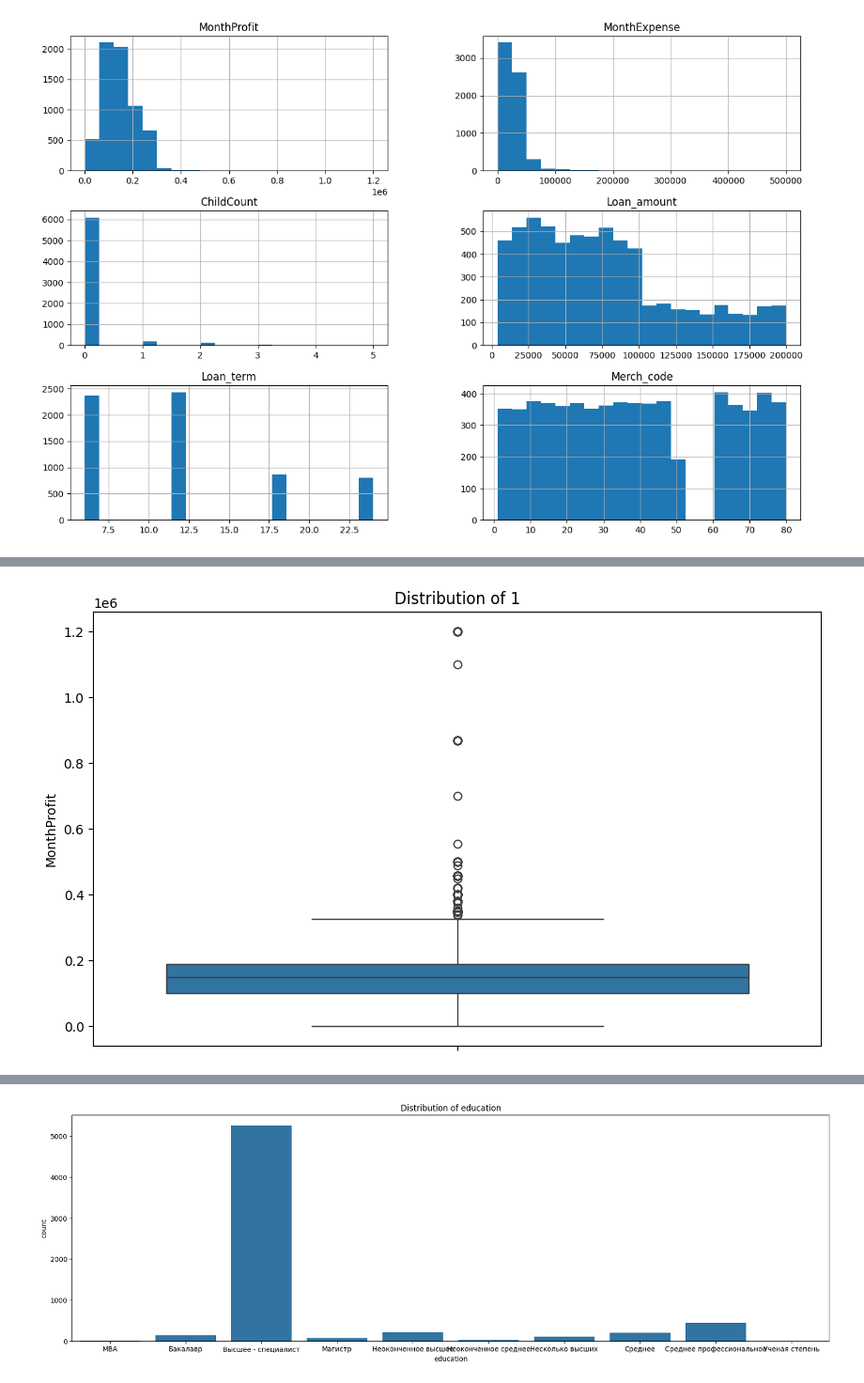
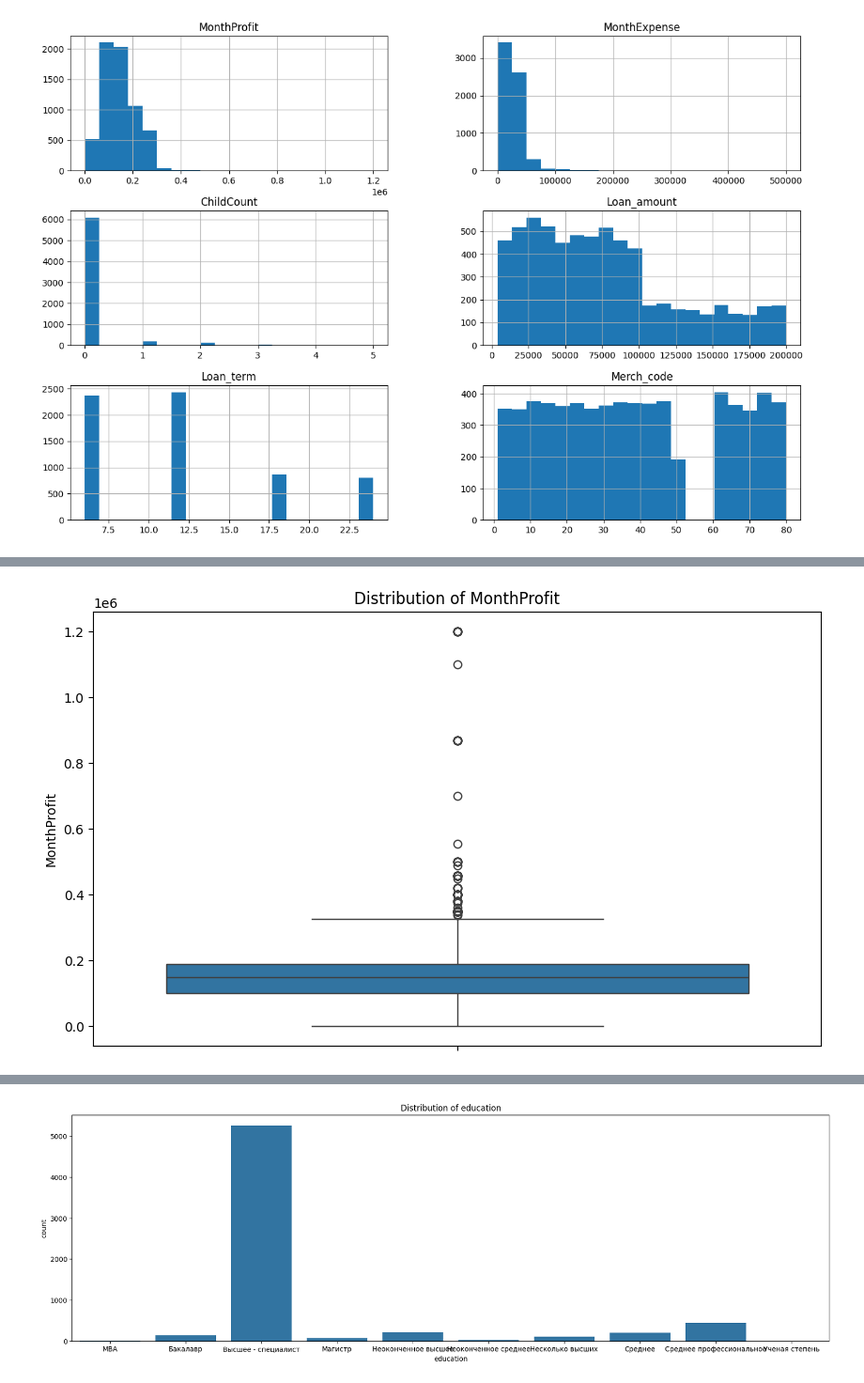
Before and after one commit to dzailz/hakaton_mandarin, a Jupyter notebook: mandarin_data_analisys.ipynb, the cells around one changed output, grey strips where cells are left out. Shown: that part at 94% size. Drawn from its saved outputs; the diff is of its cells as text; code cells hidden in the pictures.

```diff
--- a/mandarin_data_analisys.ipynb
+++ b/mandarin_data_analisys.ipynb
@@ -208,7 +215,7 @@ dtype: int64
 # %%
 plt.figure(figsize=(10, 6))
 sns.boxplot(df['MonthProfit'],)
-plt.title(f'Distribution of {1}')
+plt.title(f'Distribution of MonthProfit')
 plt.show()
 # %% [output]
-[figure, old version]
+[figure, new version]
```
Also changed, not shown: parts of 7 cells of this notebook, 2 other files.
